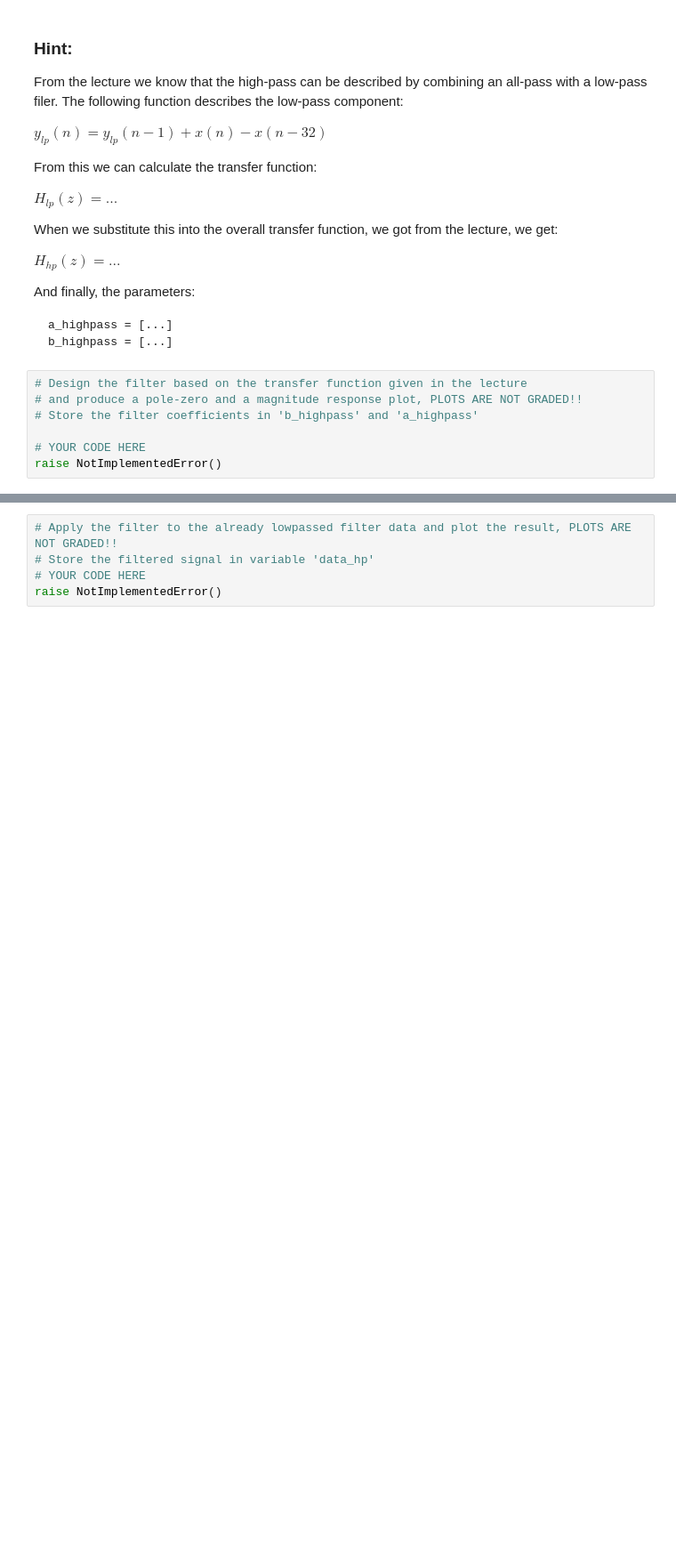
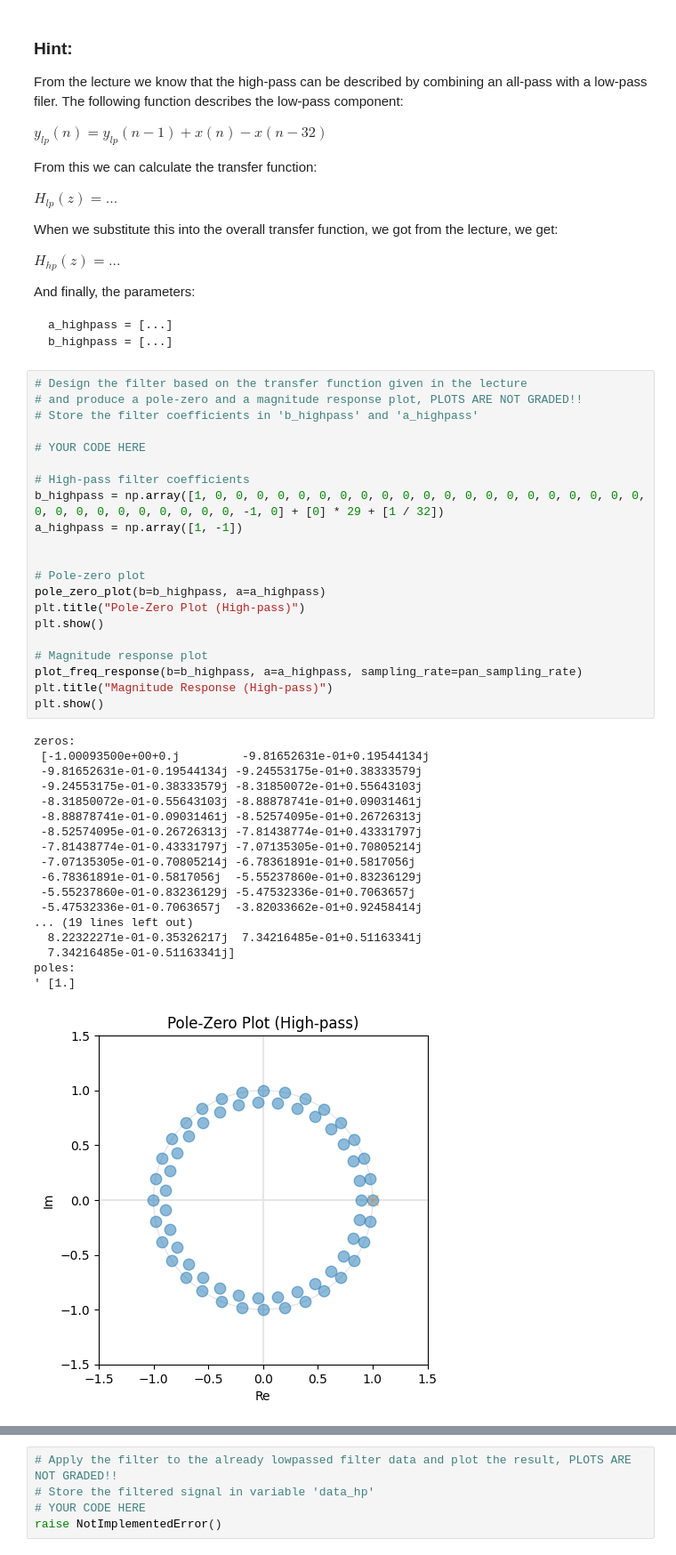
Before and after one commit to pashaeimehran/autonomous-mobile-robot, a Jupyter notebook: exercise-09.ipynb, the cells around one changed output, grey strips where cells are left out. Shown: that part at 89% size. Cells and saved outputs as stored; diff of their text form; blank space fills up the shorter version.

```diff
--- a/exercise-09.ipynb
+++ b/exercise-09.ipynb
@@ -416,7 +432,40 @@ b_highpass = [...]
 # %%
 # Design the filter based on the transfer function given in the lecture
 # and produce a pole-zero and a magnitude response plot, PLOTS ARE NOT GRADED!!
 # Store the filter coefficients in 'b_highpass' and 'a_highpass'
 
 # YOUR CODE HERE
-raise NotImplementedError()
+
+# High-pass filter coefficients
+b_highpass = np.array([1, 0, 0, 0, 0, 0, 0, 0, 0, 0, 0, 0, 0, 0, 0, 0, 0, 0, 0, 0, 0, 0, 0, 0, 0, 0, 0, 0, 0, 0, 0, 0, -1, 0] + [0] * 29 + [1 / 32])
+a_highpass = np.array([1, -1])
+
+
+# Pole-zero plot
+pole_zero_plot(b=b_highpass, a=a_highpass)
+plt.title("Pole-Zero Plot (High-pass)")
+plt.show()
+
+# Magnitude response plot
+plot_freq_response(b=b_highpass, a=a_highpass, sampling_rate=pan_sampling_rate)
+plt.title("Magnitude Response (High-pass)")
+plt.show()
+# %% [output]
+zeros:
+ [-1.00093500e+00+0.j         -9.81652631e-01+0.19544134j
+ -9.81652631e-01-0.19544134j -9.24553175e-01+0.38333579j
+ -9.24553175e-01-0.38333579j -8.31850072e-01+0.55643103j
+ -8.31850072e-01-0.55643103j -8.88878741e-01+0.09031461j
+ -8.88878741e-01-0.09031461j -8.52574095e-01+0.26726313j
+ -8.52574095e-01-0.26726313j -7.81438774e-01+0.43331797j
+ -7.81438774e-01-0.43331797j -7.07135305e-01+0.70805214j
+ -7.07135305e-01-0.70805214j -6.78361891e-01+0.5817056j
+ -6.78361891e-01-0.5817056j  -5.55237860e-01+0.83236129j
+ -5.55237860e-01-0.83236129j -5.47532336e-01+0.7063657j
+ -5.47532336e-01-0.7063657j  -3.82033662e-01+0.92458414j
+... (19 lines left out)
+  8.22322271e-01-0.35326217j  7.34216485e-01+0.51163341j
+  7.34216485e-01-0.51163341j]
+poles:
+' [1.]
+[figure, added]
```
Also changed, not shown: parts of 6 cells of this notebook.
